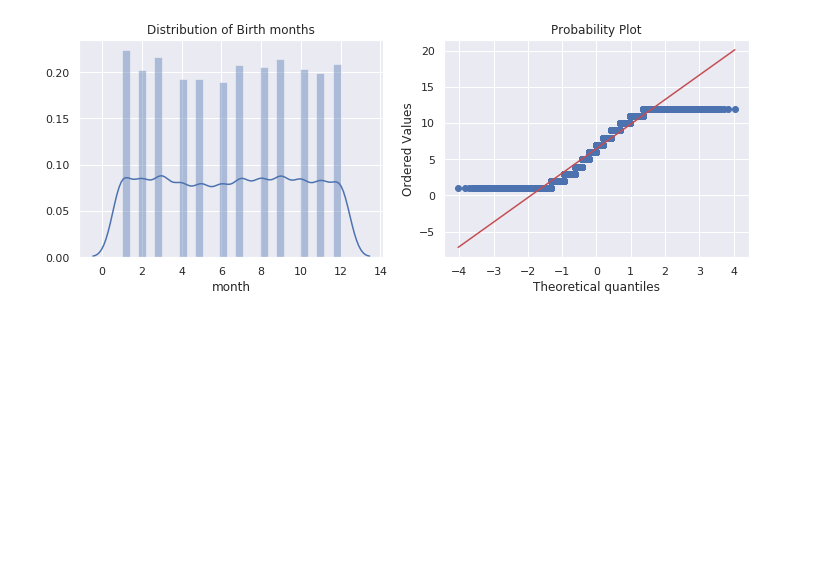
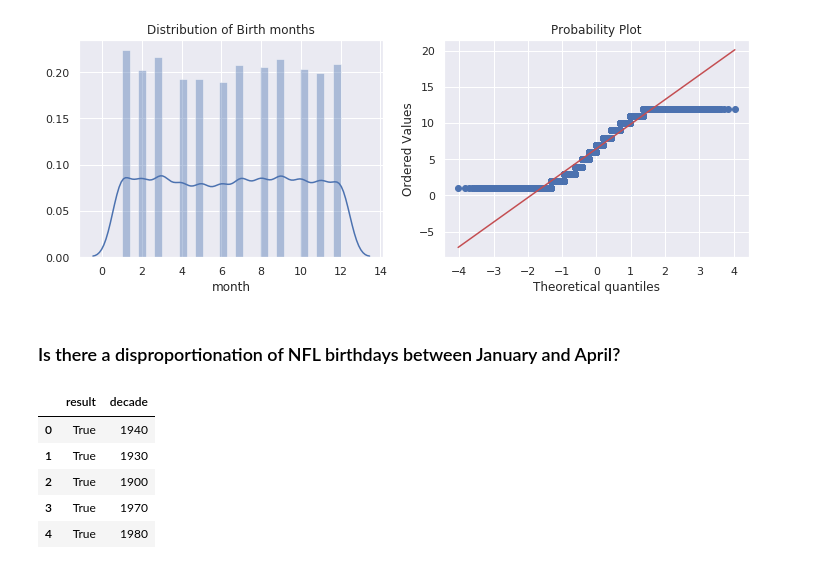
Before and after one commit to naivelogic/NFL-smarter-football, a Jupyter notebook: NFL Play Birth Date Analysis.ipynb, the cells around one changed output. Cells and saved outputs as stored; diff of their text form; code cells hidden in the pictures; blank space fills up the shorter version.

```diff
--- a/NFL Play Birth Date Analysis.ipynb
+++ b/NFL Play Birth Date Analysis.ipynb
@@ -164,3 +164,5 @@ ax1.set_title("Distribution of Birth months")
 x=probplot(month_plotting,plot=ax2)
 # %% [output]
 [figure]
+# %% [markdown]
+### Is there a disproportionation of NFL birthdays between January and April?
@@ -166,0 +172,10 @@ x=probplot(month_plotting,plot=ax2)
+# %%
+new_df = bday[['result', 'decade']]
+new_df.head()
+# %% [output]
+|  | result | decade |
+| 0 | True | 1940 |
+| 1 | True | 1930 |
+| 2 | True | 1900 |
+| 3 | True | 1970 |
+| 4 | True | 1980 |
```
Also changed, not shown: parts of 6 cells of this notebook.
